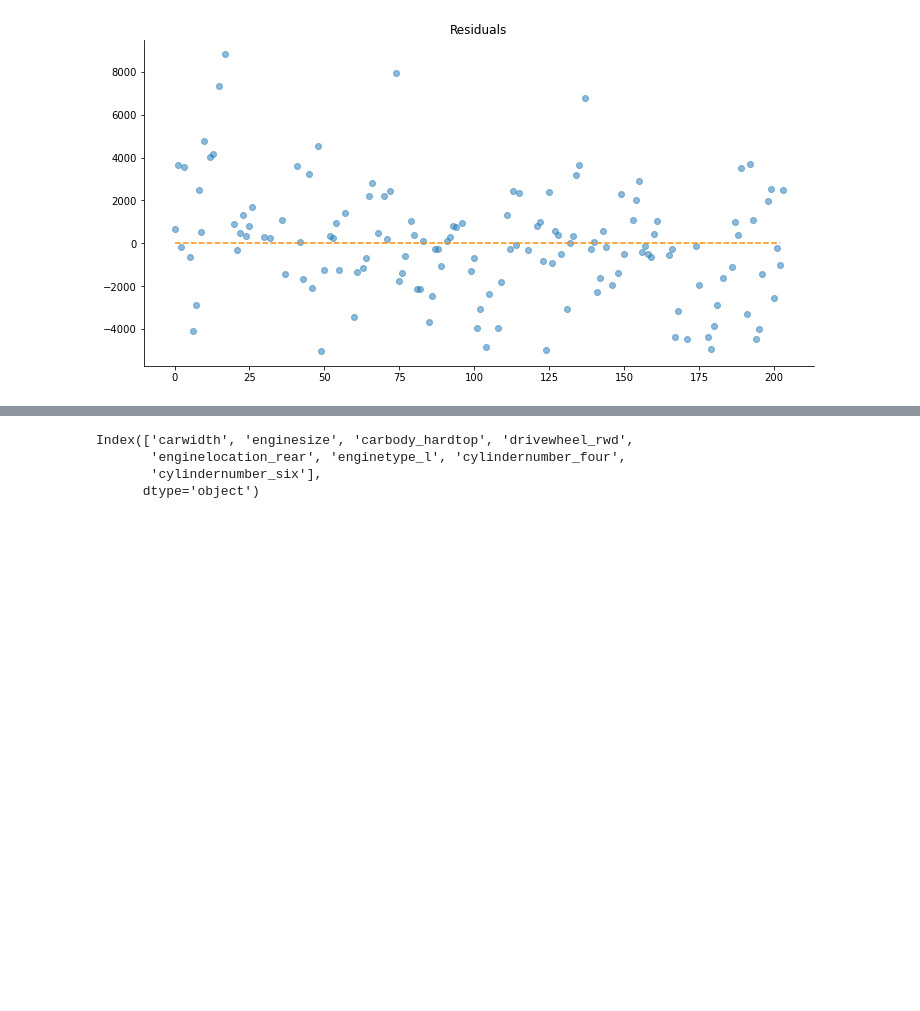
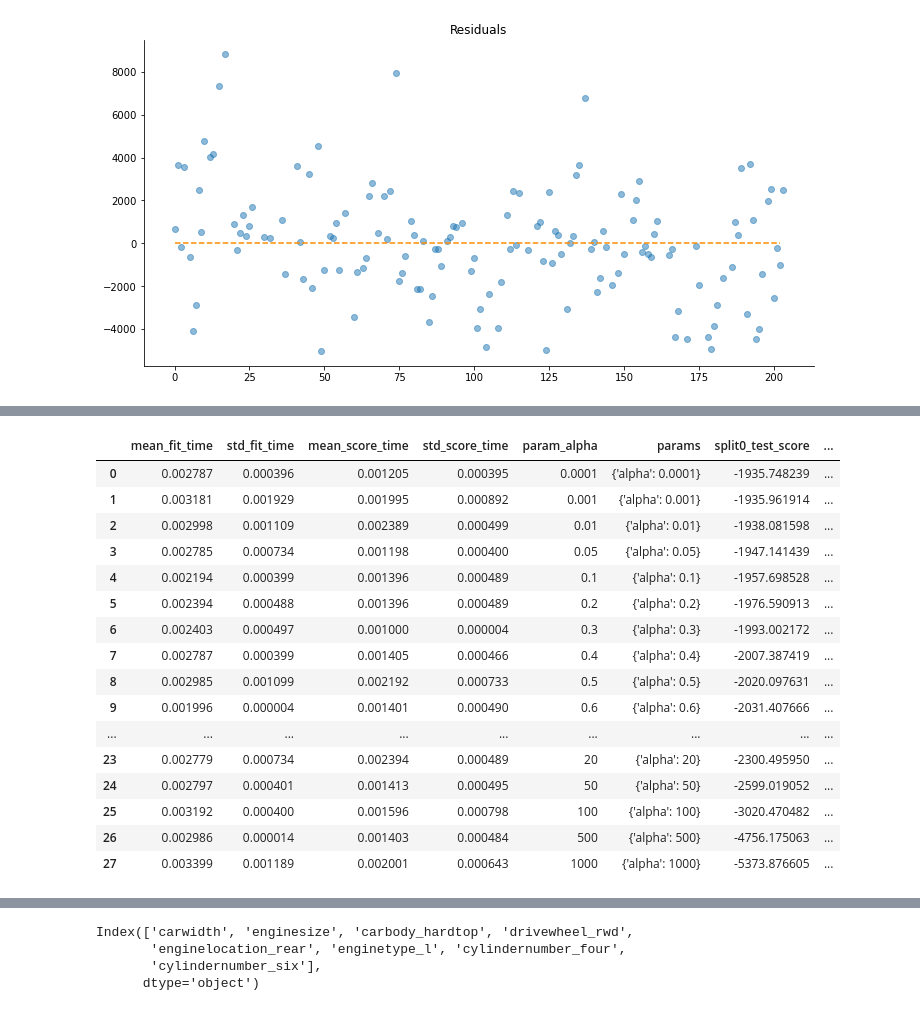
Before and after one commit to jaydeepbasu/car-price-prediction, a Jupyter notebook: notebooks/Car_Price_IMP_Feature_Prediction_LinearRegression_Ridge_and_Lasso.ipynb, the cells around one changed output, grey strips where cells are left out. Cells and saved outputs as stored; diff of their text form; code cells hidden in the pictures; blank space fills up the shorter version.

```diff
--- a/notebooks/Car_Price_IMP_Feature_Prediction_LinearRegression.ipynb
+++ b/notebooks/Car_Price_IMP_Feature_Prediction_LinearRegression_Ridge_and_Lasso.ipynb
@@ -793,0 +831,22 @@ plt.show()
+# %%
+# cv results
+cv_results = pd.DataFrame(model_cv.cv_results_)
+cv_results
+# %% [output]
+|  | mean_fit_time | std_fit_time | mean_score_time | std_score_time | param_alpha | params | split0_test_score | ... |
+| 0 | 0.002787 | 0.000396 | 0.001205 | 0.000395 | 0.0001 | {'alpha': 0.0001} | -1935.748239 | ... |
+| 1 | 0.003181 | 0.001929 | 0.001995 | 0.000892 | 0.001 | {'alpha': 0.001} | -1935.961914 | ... |
+| 2 | 0.002998 | 0.001109 | 0.002389 | 0.000499 | 0.01 | {'alpha': 0.01} | -1938.081598 | ... |
+| 3 | 0.002785 | 0.000734 | 0.001198 | 0.000400 | 0.05 | {'alpha': 0.05} | -1947.141439 | ... |
+| 4 | 0.002194 | 0.000399 | 0.001396 | 0.000489 | 0.1 | {'alpha': 0.1} | -1957.698528 | ... |
+| 5 | 0.002394 | 0.000488 | 0.001396 | 0.000489 | 0.2 | {'alpha': 0.2} | -1976.590913 | ... |
+| 6 | 0.002403 | 0.000497 | 0.001000 | 0.000004 | 0.3 | {'alpha': 0.3} | -1993.002172 | ... |
+| 7 | 0.002787 | 0.000399 | 0.001405 | 0.000466 | 0.4 | {'alpha': 0.4} | -2007.387419 | ... |
+| 8 | 0.002985 | 0.001099 | 0.002192 | 0.000733 | 0.5 | {'alpha': 0.5} | -2020.097631 | ... |
+| 9 | 0.001996 | 0.000004 | 0.001401 | 0.000490 | 0.6 | {'alpha': 0.6} | -2031.407666 | ... |
+| ... | ... | ... | ... | ... | ... | ... | ... | ... |
+| 23 | 0.002779 | 0.000734 | 0.002394 | 0.000489 | 20 | {'alpha': 20} | -2300.495950 | ... |
+| 24 | 0.002797 | 0.000401 | 0.001413 | 0.000495 | 50 | {'alpha': 50} | -2599.019052 | ... |
+| 25 | 0.003192 | 0.000400 | 0.001596 | 0.000798 | 100 | {'alpha': 100} | -3020.470482 | ... |
+| 26 | 0.002986 | 0.000014 | 0.001403 | 0.000484 | 500 | {'alpha': 500} | -4756.175063 | ... |
+| 27 | 0.003399 | 0.001189 | 0.002001 | 0.000643 | 1000 | {'alpha': 1000} | -5373.876605 | ... |
```
Also changed, not shown: parts of 35 cells of this notebook, 2 other files.
